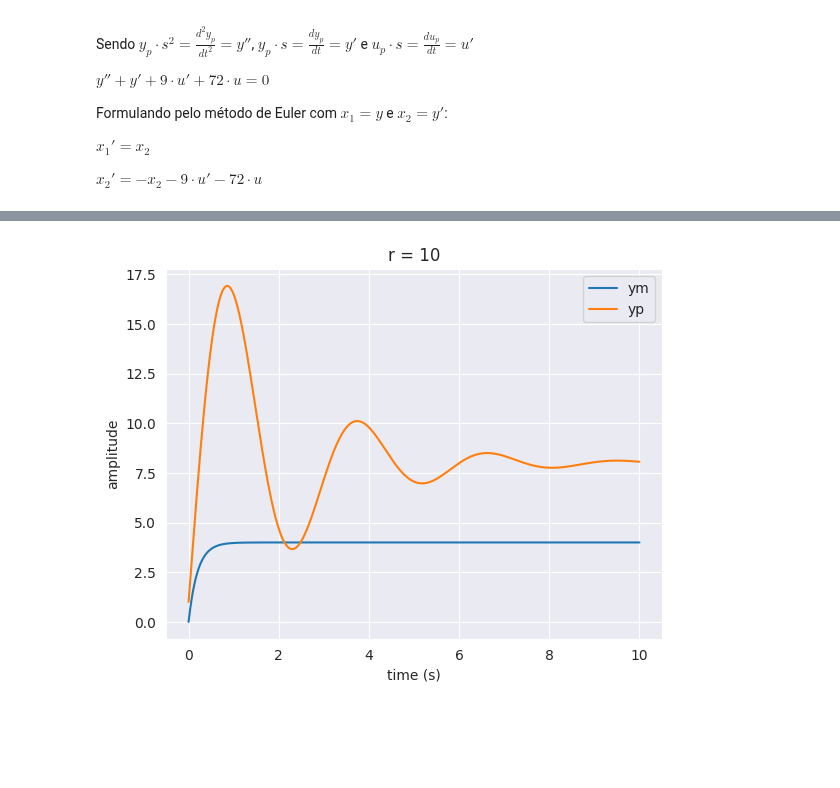
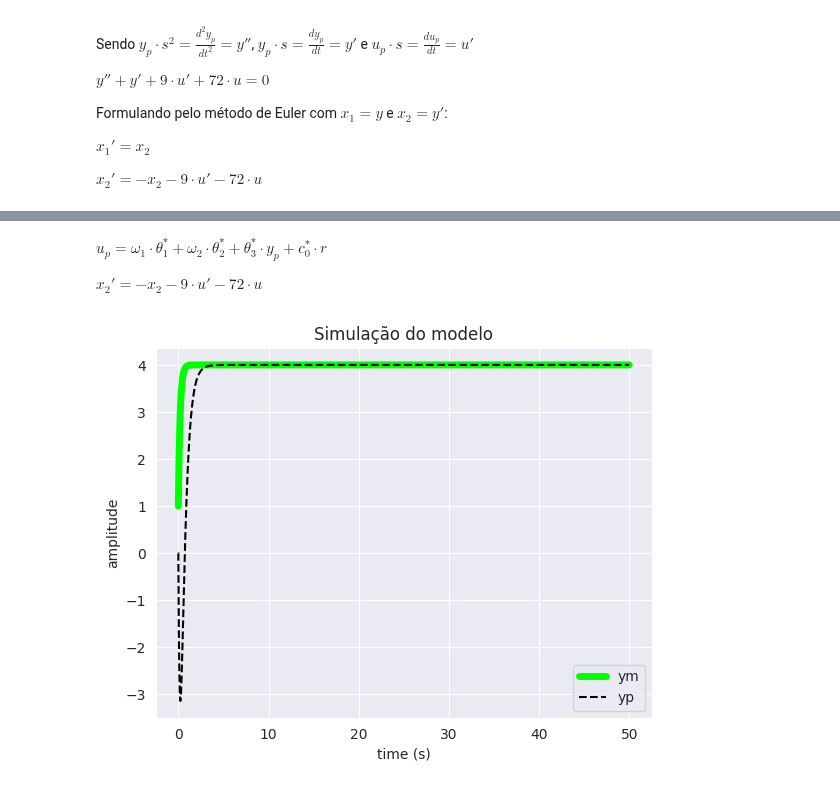
Before and after one commit to SKaiquelima/advanced-control, a Jupyter notebook: P2/p2_1.ipynb, the cells around one changed output, grey strips where cells are left out. Drawn from its saved outputs; the diff is of its cells as text; code cells hidden in the pictures; blank space fills up the shorter version.

```diff
--- a/P2/p2_1.ipynb
+++ b/P2/p2_1.ipynb
@@ -172,41 +179,46 @@ $x_2' = -x_2 - 9 \cdot u' - 72 \cdot u$
 # %%
 # Parameters of the simulation
-T = 1e-4
-t = np.arange(0, 10, T)
+# dt = 1e-4
+# T = np.arange(0, 10, dt)
 
 # Initial conditions
-w1 = np.zeros_like(t)
-w2 = np.zeros_like(t)
-ym = np.zeros_like(t)
-y1 = np.ones_like(t)
-y2 = np.ones_like(t)
-up = np.ones_like(t)
+w1 = np.ones_like(T)
+w2 = np.ones_like(T)
+ym = np.ones_like(T)
+y1 = np.zeros_like(T)
+y2 = np.zeros_like(T)
+up = np.zeros_like(T)
 
 # Reference input
-r = 10 * np.ones_like(t)
+#r = 10 * np.ones_like(T)
+# %% [markdown]
+$u_p = \omega _1 \cdot \theta_1 ^* + \omega _2 \cdot \theta_2 ^* + \theta_3 ^* \cdot y_p + c_0 ^* \cdot r$
+
+$x_2' = -x_2 - 9 \cdot u' - 72 \cdot u$
 # %%
 # Control loop
-for k in range(len(t) - 1):
+for k in range(len(T) - 1):
     # Reference model calculation
-    ym[k + 1] = T * (-5 * ym[k] + 4 * r[k]) + ym[k]
+    ym[k + 1] = dt * (-5 * ym[k] + 4 * r[k]) + ym[k]
 
     # Control signal calculation
-    w1[k + 1] = T * (-2 * w1[k] + up[k]) + w1[k]
-    w2[k + 1] = T * (-2 * w2[k] + y1[k]) + w2[k]
-    up[k + 1] = -6 * w1[k + 1] + (5 / 9) * w2[k + 1] - (4 / 9) * r[k + 1]
+    w1[k + 1] = dt * (-2 * w1[k] + up[k]) + w1[k]
+    w2[k + 1] = dt * (-2 * w2[k] + y1[k]) + w2[k]
+    up[k + 1] = theta1 * w1[k + 1] + theta2 * w2[k + 1] + theta3 * y1[k] - c0 * r[k + 1]
 
     # Future state calculation
-    y1[k + 1] = T * y2[k] + y1[k]
-    y2[k + 1] = T * (-1* y2[k] - 72 * up[k]) - 9 * (up[k + 1] - up[k]) + y2[k]
+    y1[k + 1] = dt * y2[k] + y1[k]
+    y2[k + 1] = dt * (-1* y2[k] - 72 * up[k]) - 9 * (up[k + 1] - up[k]) + y2[k]
 # %%
 # Plotting the responses
 plt.figure()
-plt.plot(t, ym, label='ym')
-plt.plot(t, y1, label='yp')
+corte = int(np.ceil(1*(len(T))))
+plt.plot(T[:corte], ym[:corte], label='ym', color='lime', linewidth=5)
+plt.plot(T[:corte], -y1[:corte], label='yp', color='black', linestyle='--', linewidth=1.5)
 plt.xlabel('time (s)')
 plt.ylabel('amplitude')
-plt.title('r = 10')
+plt.title('Simulação do modelo')
 plt.legend()
 plt.show()
 # %% [output]
-[figure, old version]
+[figure, new version]
```
Also changed, not shown: parts of 8 cells of this notebook, 1 other file.
